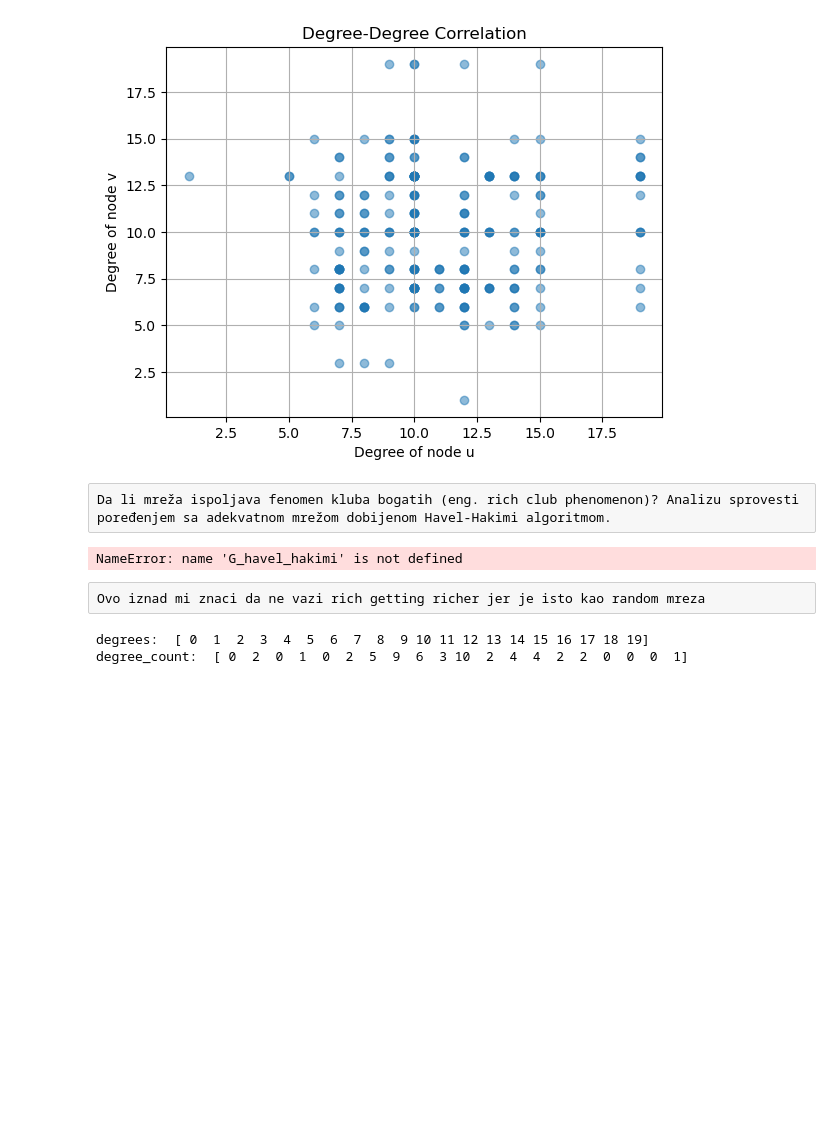
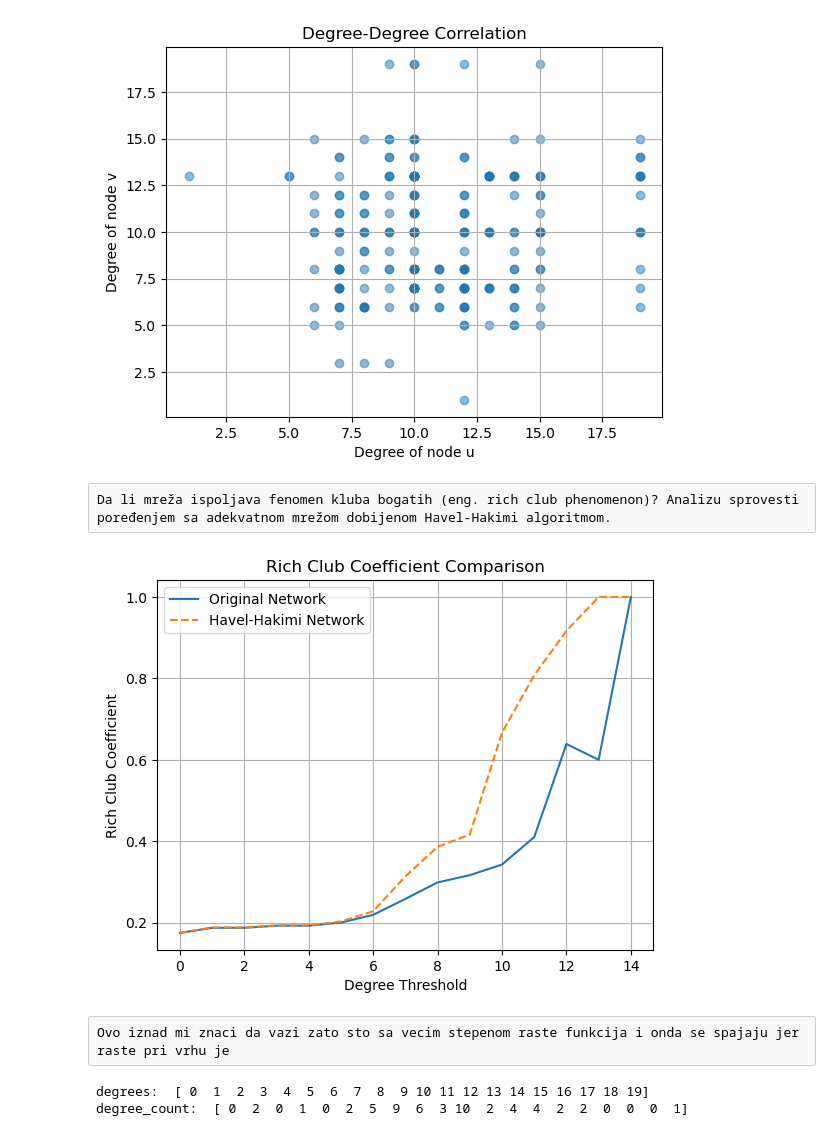
Before and after one commit to andrijanamikovic/Analiza-naucne-produkcije, a Jupyter notebook: creation_of_nm.ipynb, the cells around one changed output. Cells and saved outputs as stored; diff of their text form; code cells hidden in the pictures; blank space fills up the shorter version.

```diff
--- a/creation_of_nm.ipynb
+++ b/creation_of_nm.ipynb
@@ -255,30 +229,28 @@ poređenjem sa adekvatnom mrežom dobijenom Havel-Hakimi algoritmom.
 # %%
 rich_club_coefficient_original = nx.rich_club_coefficient(G, normalized=False)
 
-# 2. Generate a Randomized Network Using the Havel-Hakimi Algorithm
 degree_sequence = sorted((d for n, d in G.degree()), reverse=True)
-G_havel_hakimi_d = nx.configuration_model(degree_sequence)  # Creates a MultiGraph
-G_havel_hakimi = nx.Graph(G_havel_hakimi)  # Convert to simple Graph
-G_havel_hakimi.remove_edges_from(nx.selfloop_edges(G_havel_hakimi))  # Remove self-loops
+G_havel_hakimi = nx.havel_hakimi_graph(degree_sequence)
 rich_club_coefficient_havel_hakimi = nx.rich_club_coefficient(G_havel_hakimi, normalized=False)
+
 
 degrees = sorted(set(rich_club_coefficient_original.keys()) & set(rich_club_coefficient_havel_hakimi.keys()))
 
 original_values = [rich_club_coefficient_original[d] for d in degrees]
 havel_hakimi_values = [rich_club_coefficient_havel_hakimi[d] for d in degrees]
 
 plt.plot(degrees, original_values, label='Original Network')
 plt.plot(degrees, havel_hakimi_values, label='Havel-Hakimi Network', linestyle='--')
 plt.xlabel('Degree Threshold')
 plt.ylabel('Rich Club Coefficient')
 plt.title('Rich Club Coefficient Comparison')
 plt.legend()
 plt.grid(True)
 plt.show()
 # %% [output]
-NameError: name 'G_havel_hakimi' is not defined
+[figure, added]
-# %% [raw]
-Ovo iznad mi znaci da ne vazi rich getting richer jer je isto kao random mreza
+# %% [raw]
+Ovo iznad mi znaci da vazi zato sto sa vecim stepenom raste funkcija i onda se spajaju jer raste pri vrhu je
 # %%
 # 1. Calculate degree sequence
 degree_sequence = [d for n, d in G.degree()]
```
Also changed, not shown: parts of 10 cells of this notebook, 13 other files.
